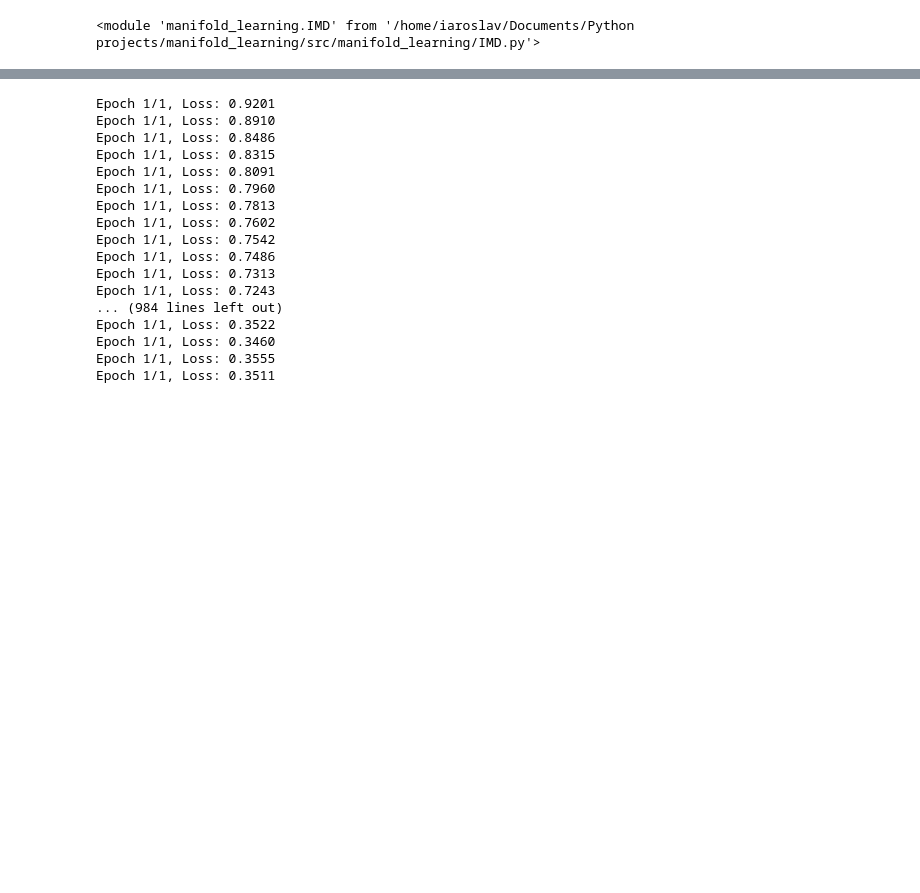
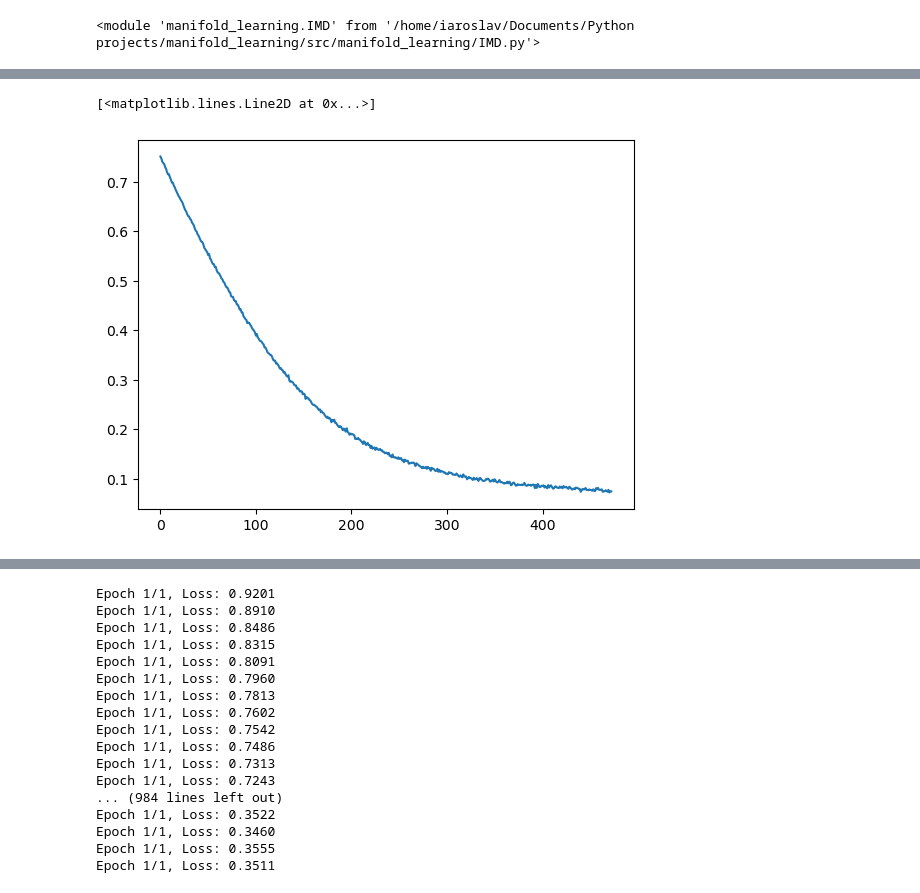
Before and after one commit to z7743/manifold_learning, a Jupyter notebook: notebooks/test.ipynb, the cells around one changed output, grey strips where cells are left out. Saved outputs shown, nothing was run; the diff lists cells and outputs as text; code cells hidden in the pictures; blank space fills up the shorter version.

```diff
--- a/notebooks/test.ipynb
+++ b/notebooks/test.ipynb
@@ -38,0 +86,5 @@ KeyboardInterrupt:
+# %%
+plt.plot(trainer.get_loss_history()[:])
+# %% [output]
+[<matplotlib.lines.Line2D at 0x...>]
+[figure, added]
```
Also changed, not shown: parts of 14 cells of this notebook, 3 other files.
